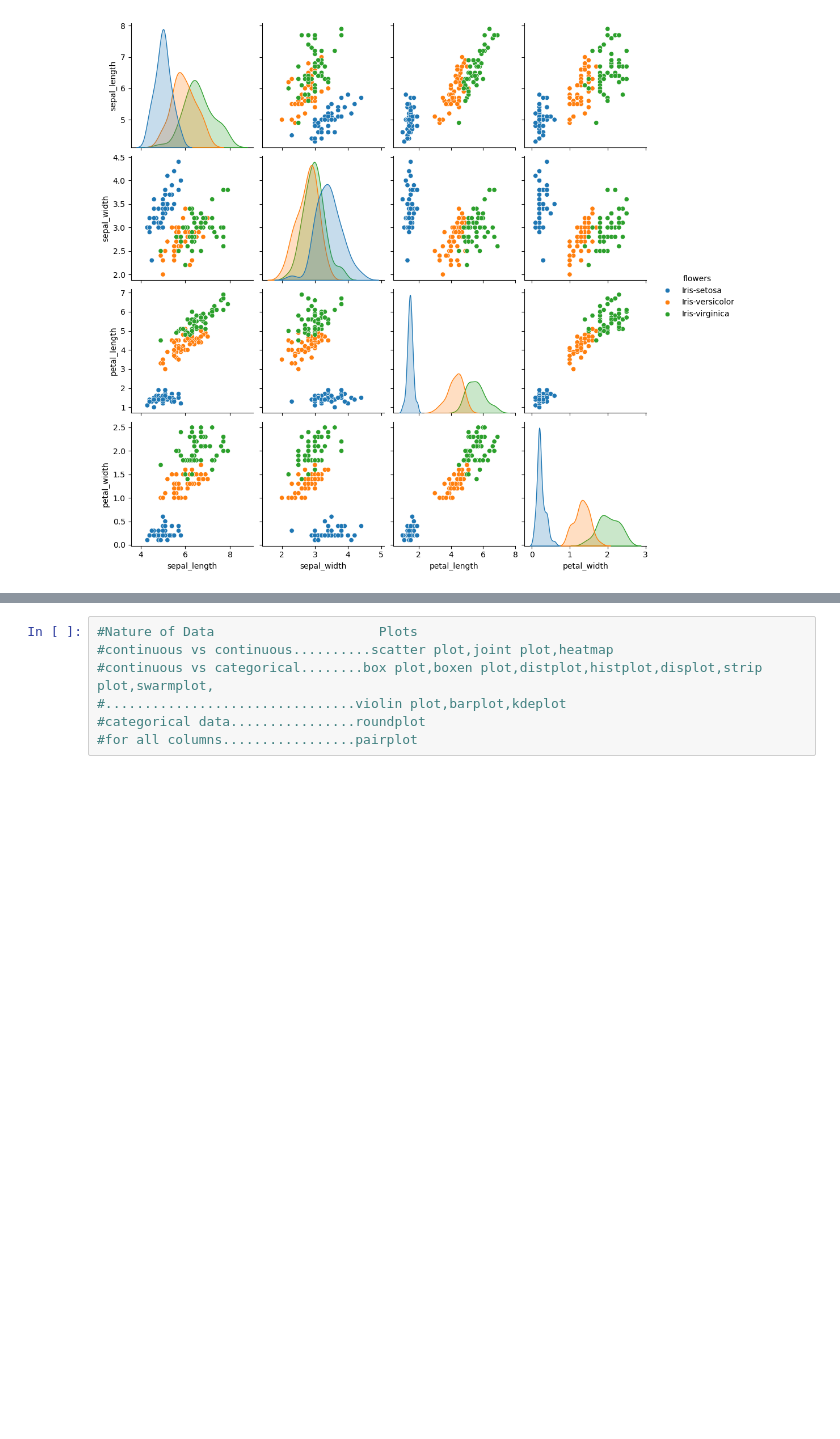
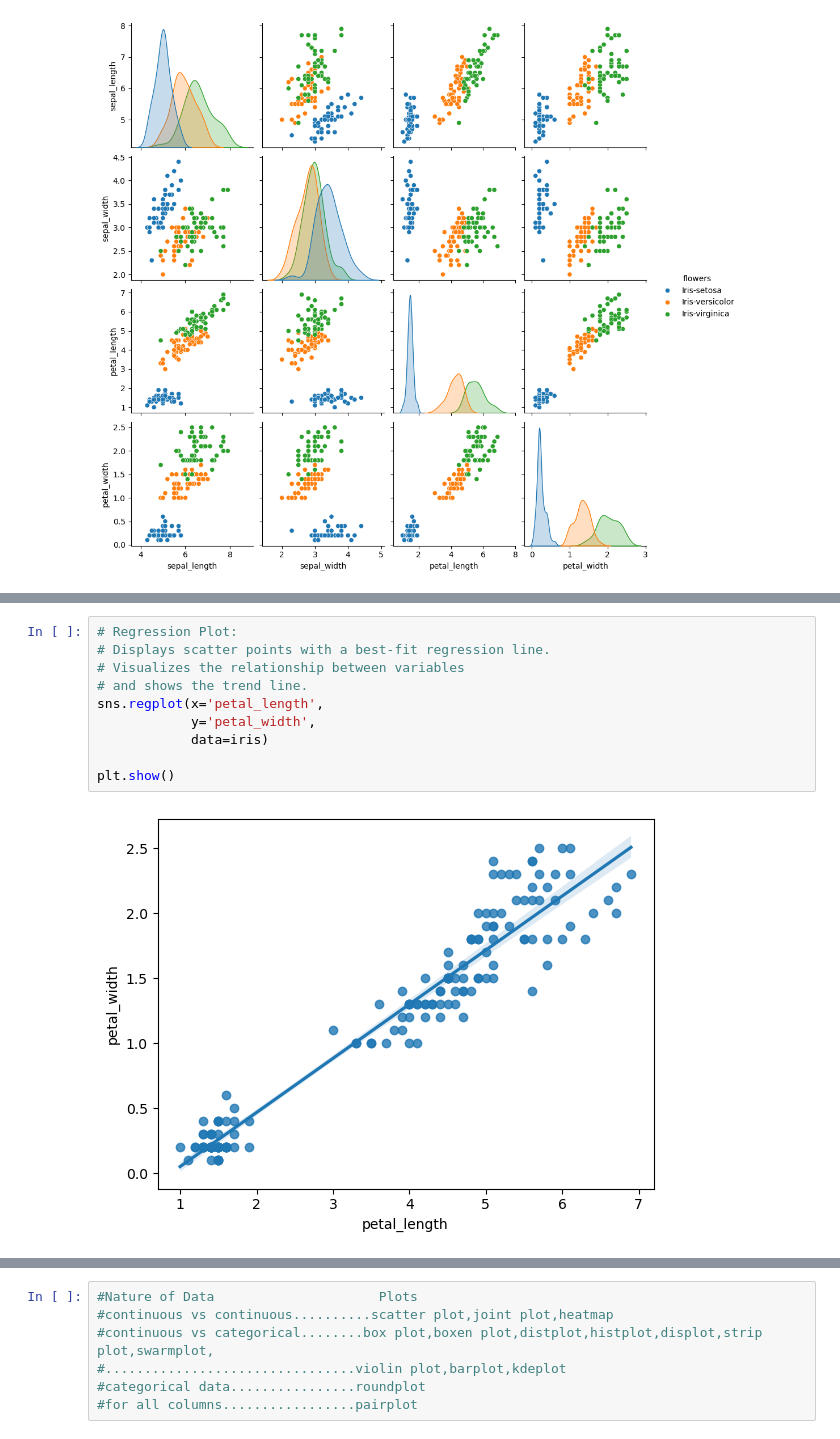
Before and after one commit to Armaan-16/AI-ML-Learnings, a Jupyter notebook: 5-seaborn.ipynb, the cells around one changed output, grey strips where cells are left out. Drawn from its saved outputs; the diff is of its cells as text; blank space fills up the shorter version.

```diff
--- a/5-seaborn.ipynb
+++ b/5-seaborn.ipynb
@@ -380,0 +410,12 @@ NameError: name 'c' is not defined
+# %%
+# Regression Plot:
+# Displays scatter points with a best-fit regression line.
+# Visualizes the relationship between variables
+# and shows the trend line.
+sns.regplot(x='petal_length',
+            y='petal_width',
+            data=iris)
+
+plt.show()
+# %% [output]
+[figure, added]
```
Also changed, not shown: parts of 10 cells of this notebook.
